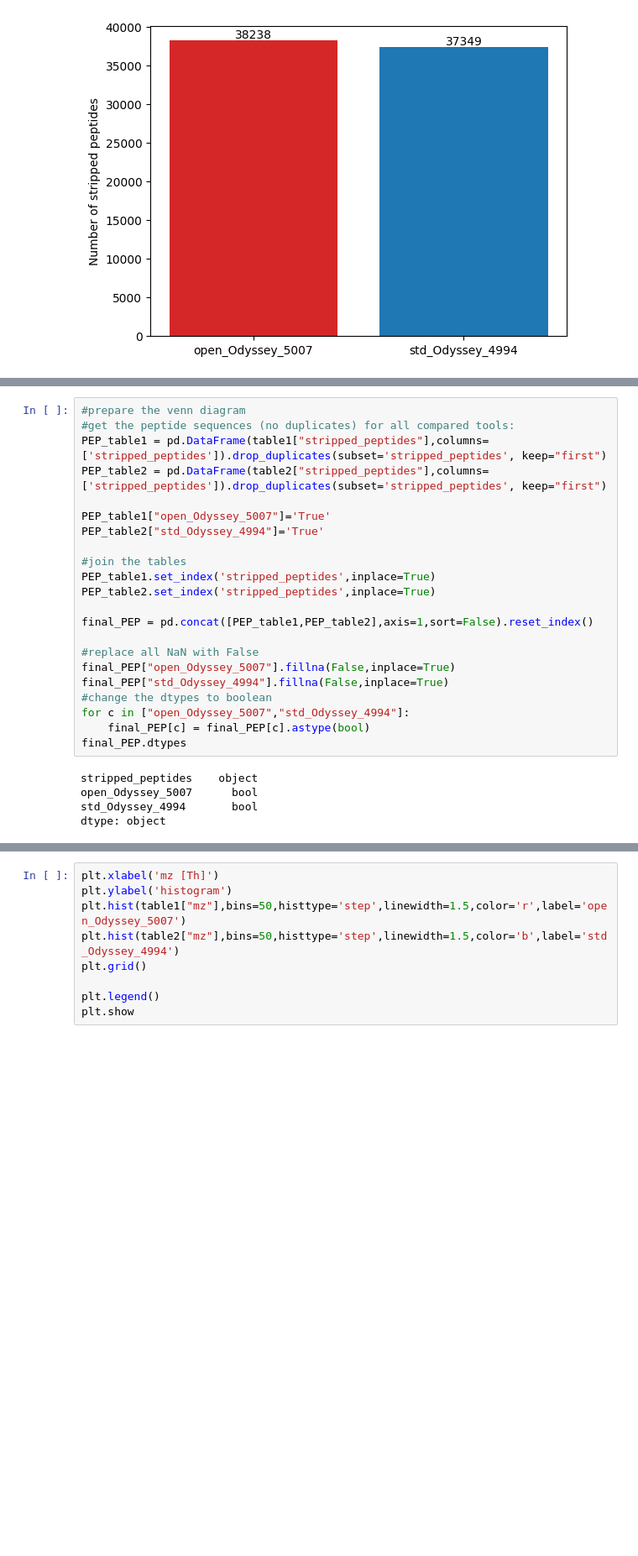
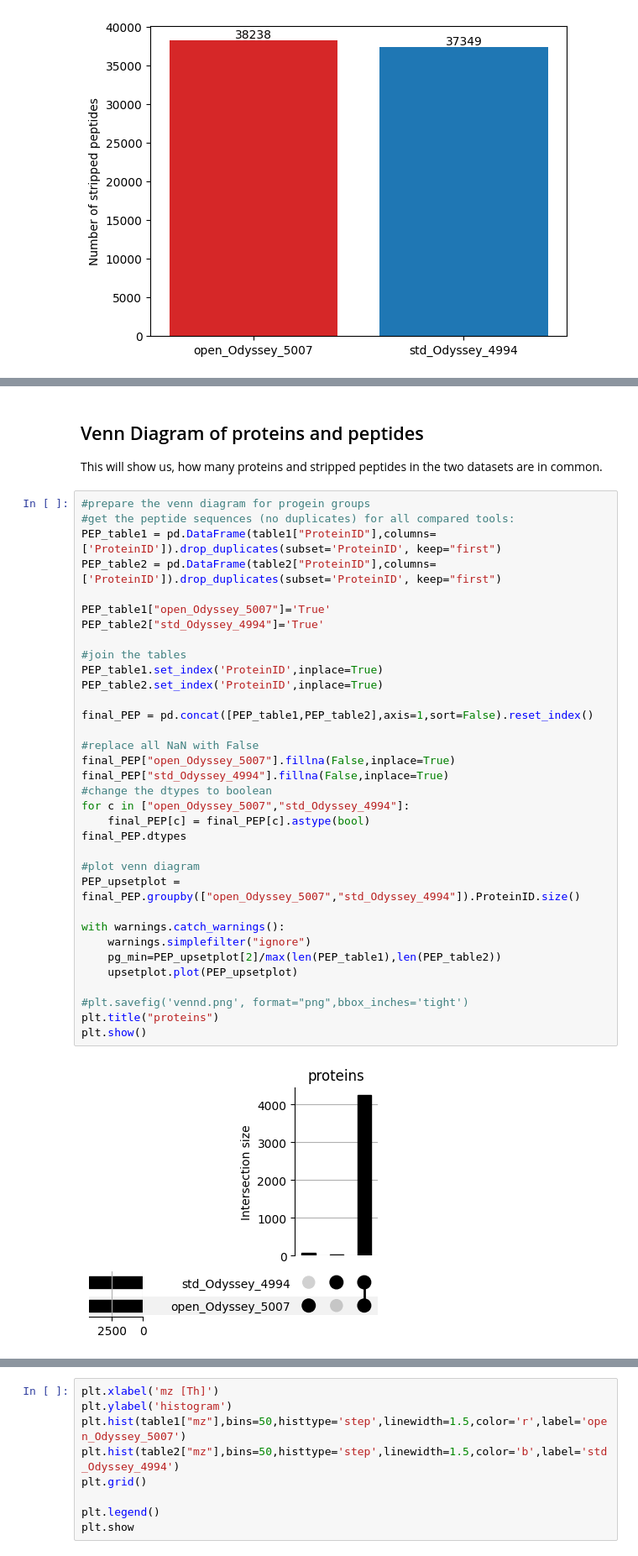
Before and after one commit to TotoroCat1/yani_poker, a Jupyter notebook: YaniZhao_template.ipynb, the cells around one changed output, grey strips where cells are left out. Shown at 84% size. Saved outputs shown, nothing was run; the diff lists cells and outputs as text; blank space fills up the shorter version.

```diff
--- a/YaniZhao_template.ipynb
+++ b/YaniZhao_template.ipynb
@@ -213,28 +201,41 @@ plt.show()
+# %% [markdown]
+## Venn Diagram of proteins and peptides
+
+This will show us, how many proteins and stripped peptides in the two datasets are in common.
 # %%
-#prepare the venn diagram
+#prepare the venn diagram for progein groups
 #get the peptide sequences (no duplicates) for all compared tools:
-PEP_table1 = pd.DataFrame(table1["stripped_peptides"],columns=['stripped_peptides']).drop_duplicates(subset='stripped_peptides', keep="first")
-PEP_table2 = pd.DataFrame(table2["stripped_peptides"],columns=['stripped_peptides']).drop_duplicates(subset='stripped_peptides', keep="first")
+PEP_table1 = pd.DataFrame(table1["ProteinID"],columns=['ProteinID']).drop_duplicates(subset='ProteinID', keep="first")
+PEP_table2 = pd.DataFrame(table2["ProteinID"],columns=['ProteinID']).drop_duplicates(subset='ProteinID', keep="first")
 
 PEP_table1["open_Odyssey_5007"]='True'
 PEP_table2["std_Odyssey_4994"]='True'
 
 #join the tables
-PEP_table1.set_index('stripped_peptides',inplace=True)
-PEP_table2.set_index('stripped_peptides',inplace=True)
+PEP_table1.set_index('ProteinID',inplace=True)
+PEP_table2.set_index('ProteinID',inplace=True)
 
 final_PEP = pd.concat([PEP_table1,PEP_table2],axis=1,sort=False).reset_index()
 
 #replace all NaN with False
 final_PEP["open_Odyssey_5007"].fillna(False,inplace=True)
 final_PEP["std_Odyssey_4994"].fillna(False,inplace=True)
 #change the dtypes to boolean
 for c in ["open_Odyssey_5007","std_Odyssey_4994"]:
     final_PEP[c] = final_PEP[c].astype(bool)
 final_PEP.dtypes
+
+#plot venn diagram
+PEP_upsetplot = final_PEP.groupby(["open_Odyssey_5007","std_Odyssey_4994"]).ProteinID.size()
+
+with warnings.catch_warnings():
+    warnings.simplefilter("ignore")
+    pg_min=PEP_upsetplot[2]/max(len(PEP_table1),len(PEP_table2))
+    upsetplot.plot(PEP_upsetplot)
+
+#plt.savefig('vennd.png', format="png",bbox_inches='tight')
+plt.title("proteins")
+plt.show()
 # %% [output]
-stripped_peptides    object
-open_Odyssey_5007      bool
-std_Odyssey_4994       bool
-dtype: object
+[figure, added]
 # %%
```
Also changed, not shown: parts of 30 cells of this notebook.
